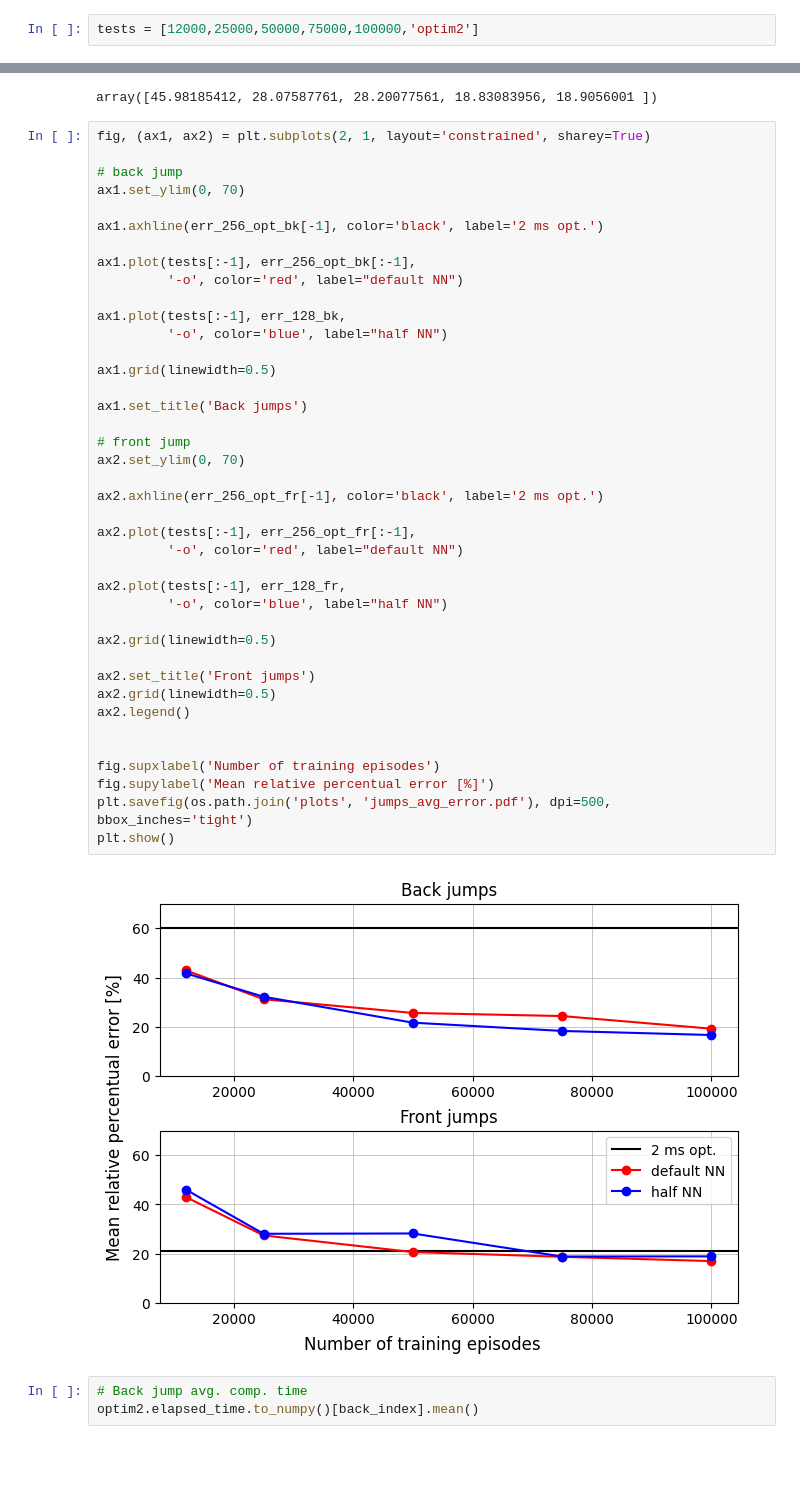
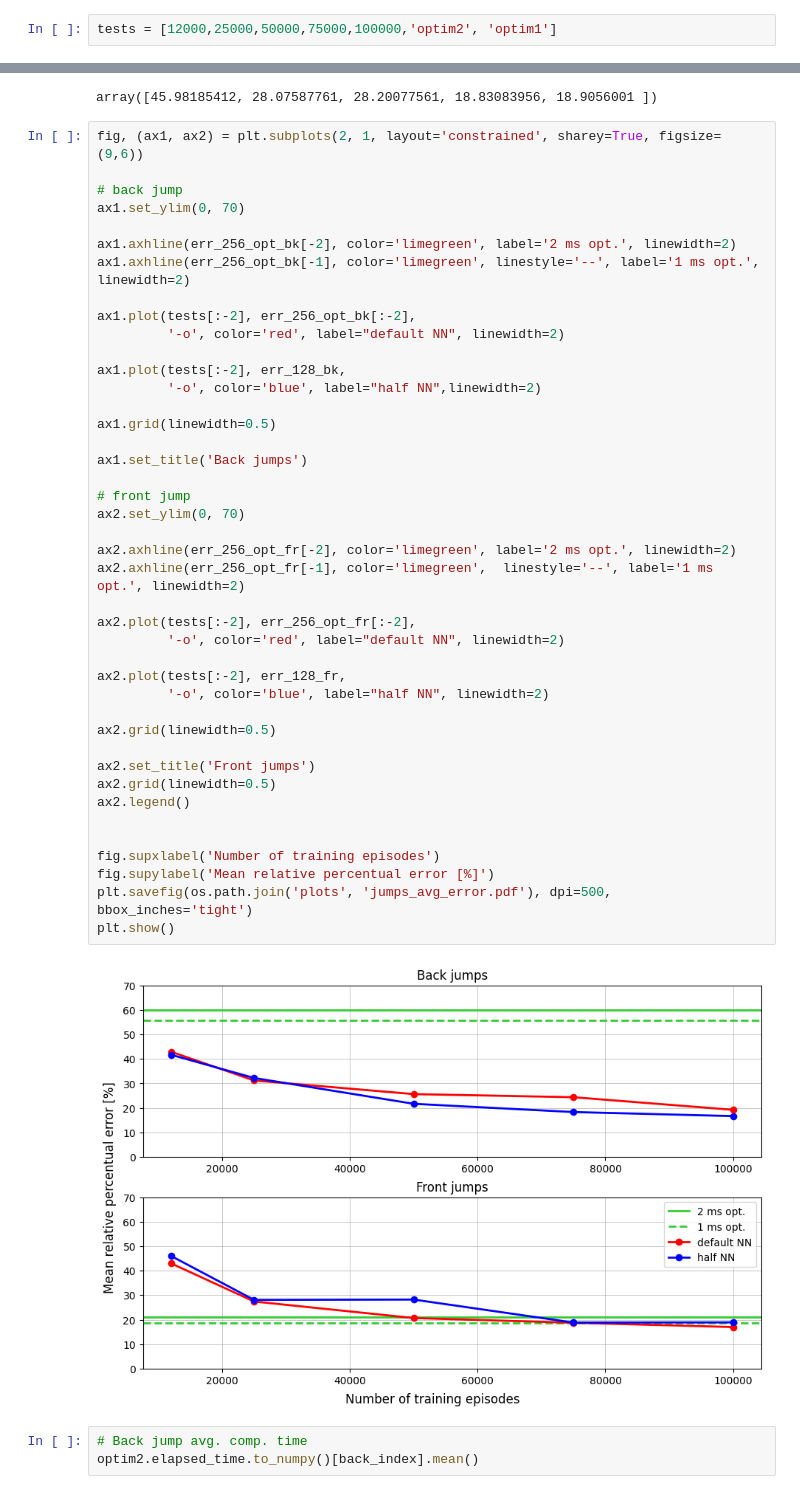
Before and after one commit to jprogrammer13/jumpleg_rl, a Jupyter notebook: utils/paper_plots.ipynb, the cells around one changed output, grey strips where cells are left out. Drawn from its saved outputs; the diff is of its cells as text; blank space fills up the shorter version.

Commit message:
new plots

```diff
--- a/utils/paper_plots.ipynb
+++ b/utils/paper_plots.ipynb
@@ -37,7 +37,7 @@ optim1.rel_landing_error.mean(), optim2.rel_landing_error.mean()
 # %% [output]
 (0.3519002186166725, 0.3810070160216035)
 # %%
-tests = [12000,25000,50000,75000,100000,'optim2']
+tests = [12000,25000,50000,75000,100000,'optim2', 'optim1']
 # %%
 def_model = 256
 # %%
@@ -304,47 +301,49 @@ err_128_fr
 # %% [output]
 array([45.98185412, 28.07587761, 28.20077561, 18.83083956, 18.9056001 ])
 # %%
-fig, (ax1, ax2) = plt.subplots(2, 1, layout='constrained', sharey=True)
+fig, (ax1, ax2) = plt.subplots(2, 1, layout='constrained', sharey=True, figsize=(9,6))
 
 # back jump
 ax1.set_ylim(0, 70)
 
-ax1.axhline(err_256_opt_bk[-1], color='black', label='2 ms opt.')
+ax1.axhline(err_256_opt_bk[-2], color='limegreen', label='2 ms opt.', linewidth=2)
+ax1.axhline(err_256_opt_bk[-1], color='limegreen', linestyle='--', label='1 ms opt.', linewidth=2)
 
-ax1.plot(tests[:-1], err_256_opt_bk[:-1],
-         '-o', color='red', label="default NN")
+ax1.plot(tests[:-2], err_256_opt_bk[:-2],
+         '-o', color='red', label="default NN", linewidth=2)
 
-ax1.plot(tests[:-1], err_128_bk,
-         '-o', color='blue', label="half NN")
+ax1.plot(tests[:-2], err_128_bk,
+         '-o', color='blue', label="half NN",linewidth=2)
 
 ax1.grid(linewidth=0.5)
 
 ax1.set_title('Back jumps')
 
 # front jump
 ax2.set_ylim(0, 70)
 
-ax2.axhline(err_256_opt_fr[-1], color='black', label='2 ms opt.')
+ax2.axhline(err_256_opt_fr[-2], color='limegreen', label='2 ms opt.', linewidth=2)
+ax2.axhline(err_256_opt_fr[-1], color='limegreen',  linestyle='--', label='1 ms opt.', linewidth=2)
 
-ax2.plot(tests[:-1], err_256_opt_fr[:-1],
-         '-o', color='red', label="default NN")
+ax2.plot(tests[:-2], err_256_opt_fr[:-2],
+         '-o', color='red', label="default NN", linewidth=2)
 
-ax2.plot(tests[:-1], err_128_fr,
-         '-o', color='blue', label="half NN")
+ax2.plot(tests[:-2], err_128_fr,
+         '-o', color='blue', label="half NN", linewidth=2)
 
 ax2.grid(linewidth=0.5)
 
 ax2.set_title('Front jumps')
 ax2.grid(linewidth=0.5)
 ax2.legend()
 
 
 fig.supxlabel('Number of training episodes')
 fig.supylabel('Mean relative percentual error [%]')
 plt.savefig(os.path.join('plots', 'jumps_avg_error.pdf'), dpi=500,  bbox_inches='tight')
 plt.show()
 # %% [output]
-[figure, old version]
+[figure, new version]
 # %%
 # Back jump avg. comp. time
 optim2.elapsed_time.to_numpy()[back_index].mean()
```
Also changed, not shown: parts of 8 cells of this notebook, 3 other files.
